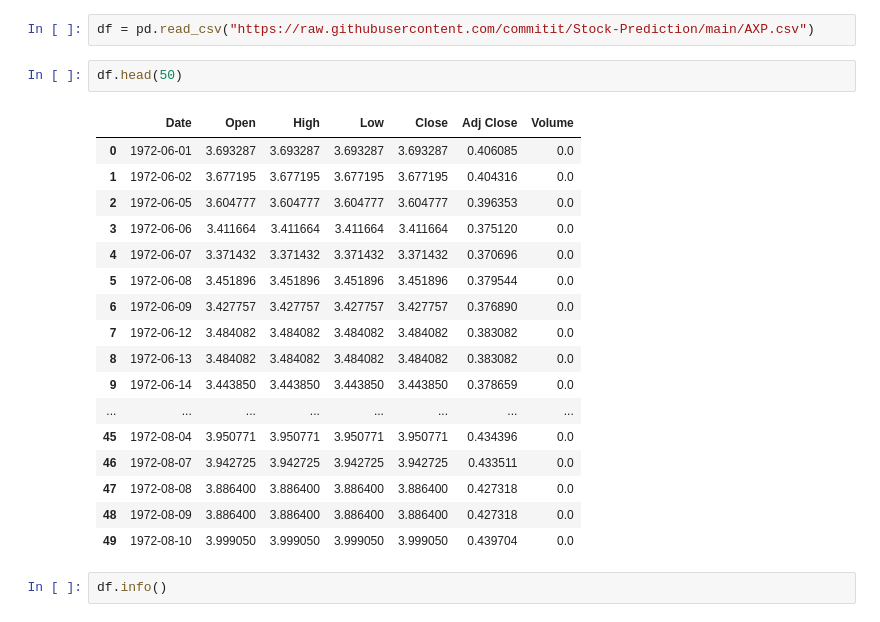
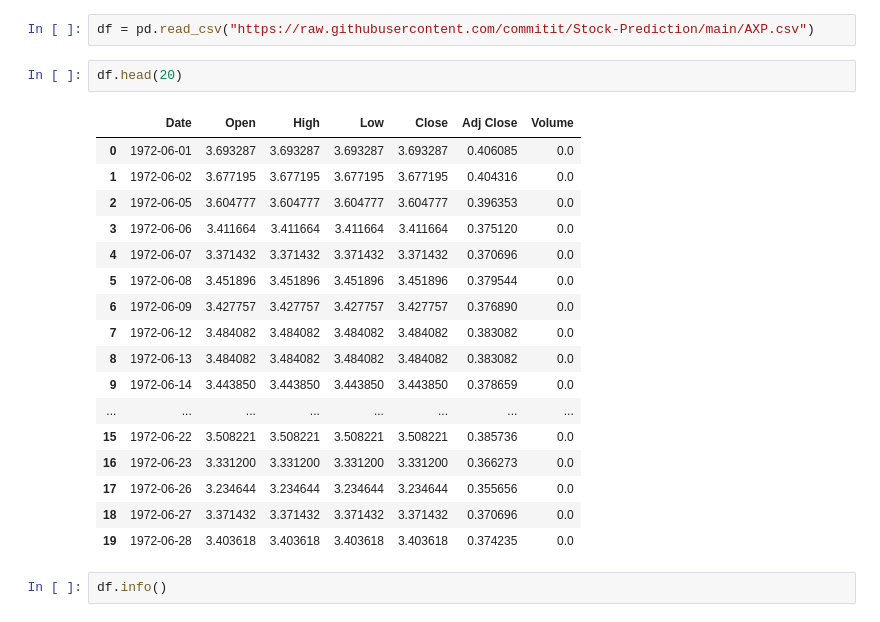
Before and after one commit to commitit/Stock-Prediction, a Jupyter notebook: stock_prediction.ipynb, the cells around one changed output. Drawn from its saved outputs; the diff is of its cells as text.

```diff
--- a/stock_prediction.ipynb
+++ b/stock_prediction.ipynb
@@ -12,25 +12,25 @@ import datetime
 # %%
 df = pd.read_csv("https://raw.githubusercontent.com/commitit/Stock-Prediction/main/AXP.csv")
 # %%
-df.head(50)
+df.head(20)
 # %% [output]
 |  | Date | Open | High | Low | Close | Adj Close | Volume |
 | 0 | 1972-06-01 | 3.693287 | 3.693287 | 3.693287 | 3.693287 | 0.406085 | 0.0 |
 | 1 | 1972-06-02 | 3.677195 | 3.677195 | 3.677195 | 3.677195 | 0.404316 | 0.0 |
 | 2 | 1972-06-05 | 3.604777 | 3.604777 | 3.604777 | 3.604777 | 0.396353 | 0.0 |
 | 3 | 1972-06-06 | 3.411664 | 3.411664 | 3.411664 | 3.411664 | 0.375120 | 0.0 |
 | 4 | 1972-06-07 | 3.371432 | 3.371432 | 3.371432 | 3.371432 | 0.370696 | 0.0 |
 | 5 | 1972-06-08 | 3.451896 | 3.451896 | 3.451896 | 3.451896 | 0.379544 | 0.0 |
 | 6 | 1972-06-09 | 3.427757 | 3.427757 | 3.427757 | 3.427757 | 0.376890 | 0.0 |
 | 7 | 1972-06-12 | 3.484082 | 3.484082 | 3.484082 | 3.484082 | 0.383082 | 0.0 |
 | 8 | 1972-06-13 | 3.484082 | 3.484082 | 3.484082 | 3.484082 | 0.383082 | 0.0 |
 | 9 | 1972-06-14 | 3.443850 | 3.443850 | 3.443850 | 3.443850 | 0.378659 | 0.0 |
 | ... | ... | ... | ... | ... | ... | ... | ... |
-| 45 | 1972-08-04 | 3.950771 | 3.950771 | 3.950771 | 3.950771 | 0.434396 | 0.0 |
-| 46 | 1972-08-07 | 3.942725 | 3.942725 | 3.942725 | 3.942725 | 0.433511 | 0.0 |
-| 47 | 1972-08-08 | 3.886400 | 3.886400 | 3.886400 | 3.886400 | 0.427318 | 0.0 |
-| 48 | 1972-08-09 | 3.886400 | 3.886400 | 3.886400 | 3.886400 | 0.427318 | 0.0 |
-| 49 | 1972-08-10 | 3.999050 | 3.999050 | 3.999050 | 3.999050 | 0.439704 | 0.0 |
+| 15 | 1972-06-22 | 3.508221 | 3.508221 | 3.508221 | 3.508221 | 0.385736 | 0.0 |
+| 16 | 1972-06-23 | 3.331200 | 3.331200 | 3.331200 | 3.331200 | 0.366273 | 0.0 |
+| 17 | 1972-06-26 | 3.234644 | 3.234644 | 3.234644 | 3.234644 | 0.355656 | 0.0 |
+| 18 | 1972-06-27 | 3.371432 | 3.371432 | 3.371432 | 3.371432 | 0.370696 | 0.0 |
+| 19 | 1972-06-28 | 3.403618 | 3.403618 | 3.403618 | 3.403618 | 0.374235 | 0.0 |
 # %%
 df.info()
 # %% [output]
```
Also changed, not shown: parts of 24 cells of this notebook.
